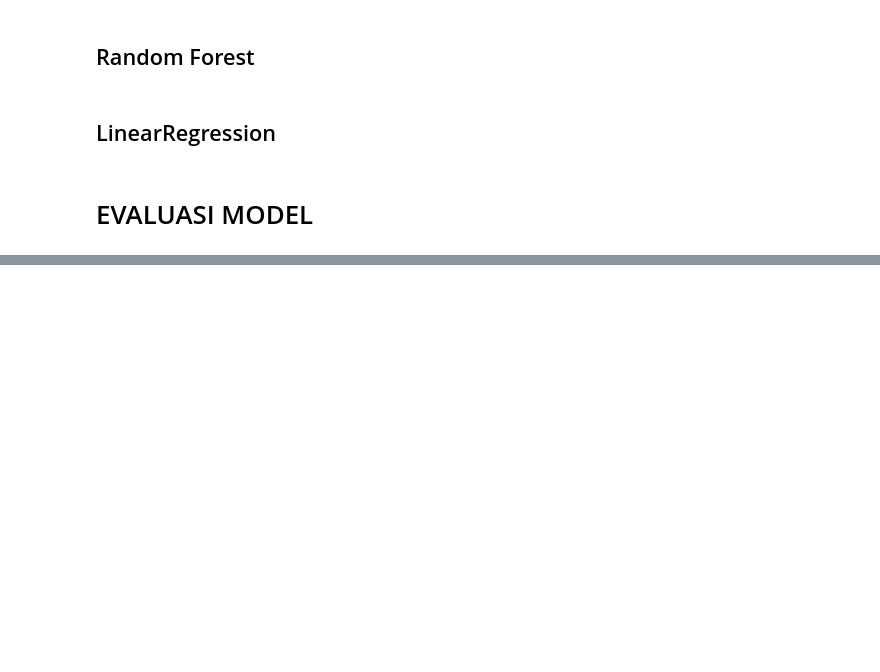
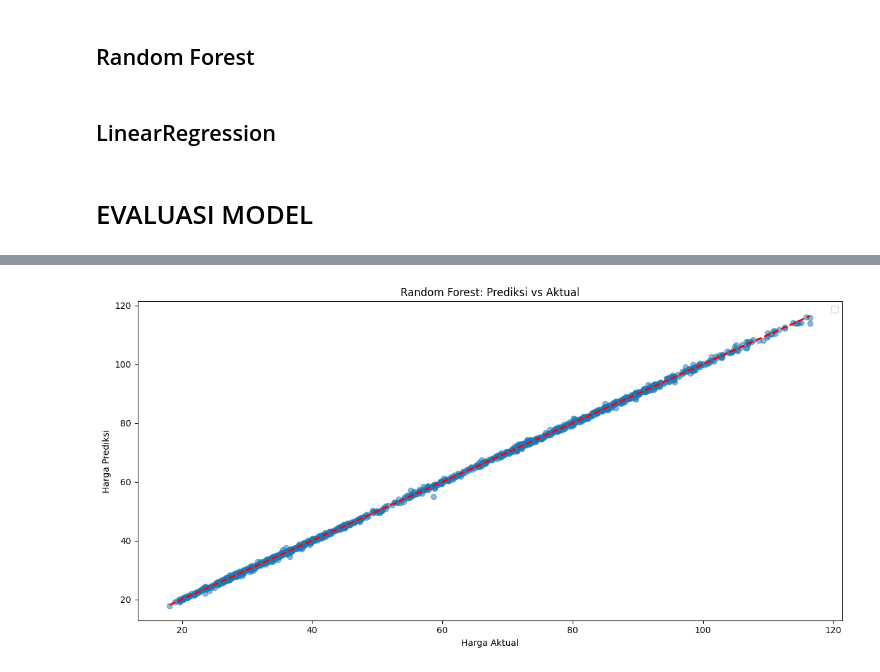
Before and after one commit to fakhrizamaris/Projek-ML-Terapan-Predictive-Analysis, a Jupyter notebook: Projek_1_ML_Terapan_Predictive_Analysis.ipynb, the cells around one changed output, grey strips where cells are left out. Saved outputs shown, nothing was run; the diff lists cells and outputs as text; code cells hidden in the pictures; blank space fills up the shorter version.

```diff
--- a/Projek_1_ML_Terapan_Predictive_Analysis.ipynb
+++ b/Projek_1_ML_Terapan_Predictive_Analysis.ipynb
@@ -247,0 +258,14 @@ pd.DataFrame(pred_dict)
+# %%
+# Visualisasi prediksi vs aktual untuk model terbaik (Random Forest)
+plt.figure(figsize=(12, 6))
+y_pred_rf = LR.predict(X_test)
+plt.scatter(y_test, y_pred_rf, alpha=0.5)
+plt.plot([y_test.min(), y_test.max()], [y_test.min(), y_test.max()], 'r--', lw=2)
+plt.xlabel('Harga Aktual')
+plt.ylabel('Harga Prediksi')
+plt.title('Random Forest: Prediksi vs Aktual')
+plt.tight_layout()
+plt.legend()
+plt.show()
+# %% [output]
+[figure, added]
```
Also changed, not shown: parts of 29 cells of this notebook, 5 other files.
